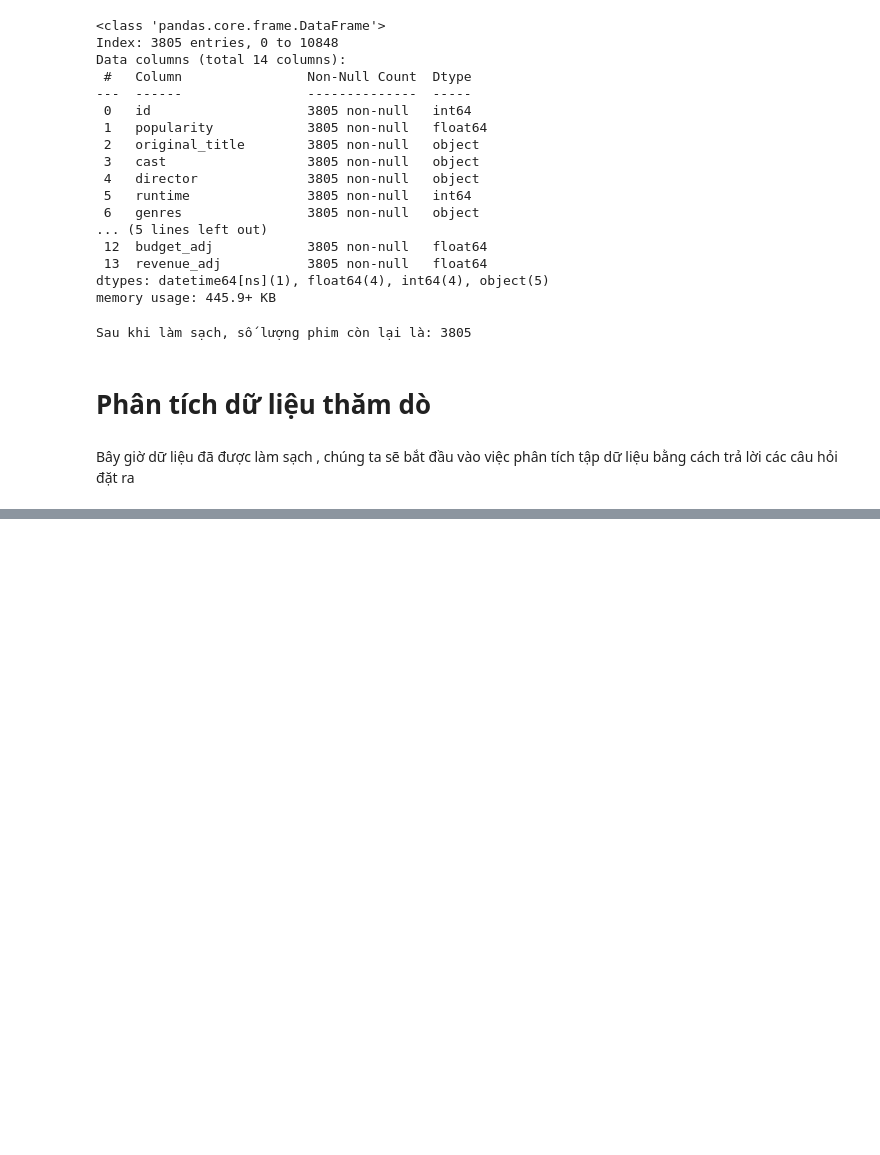
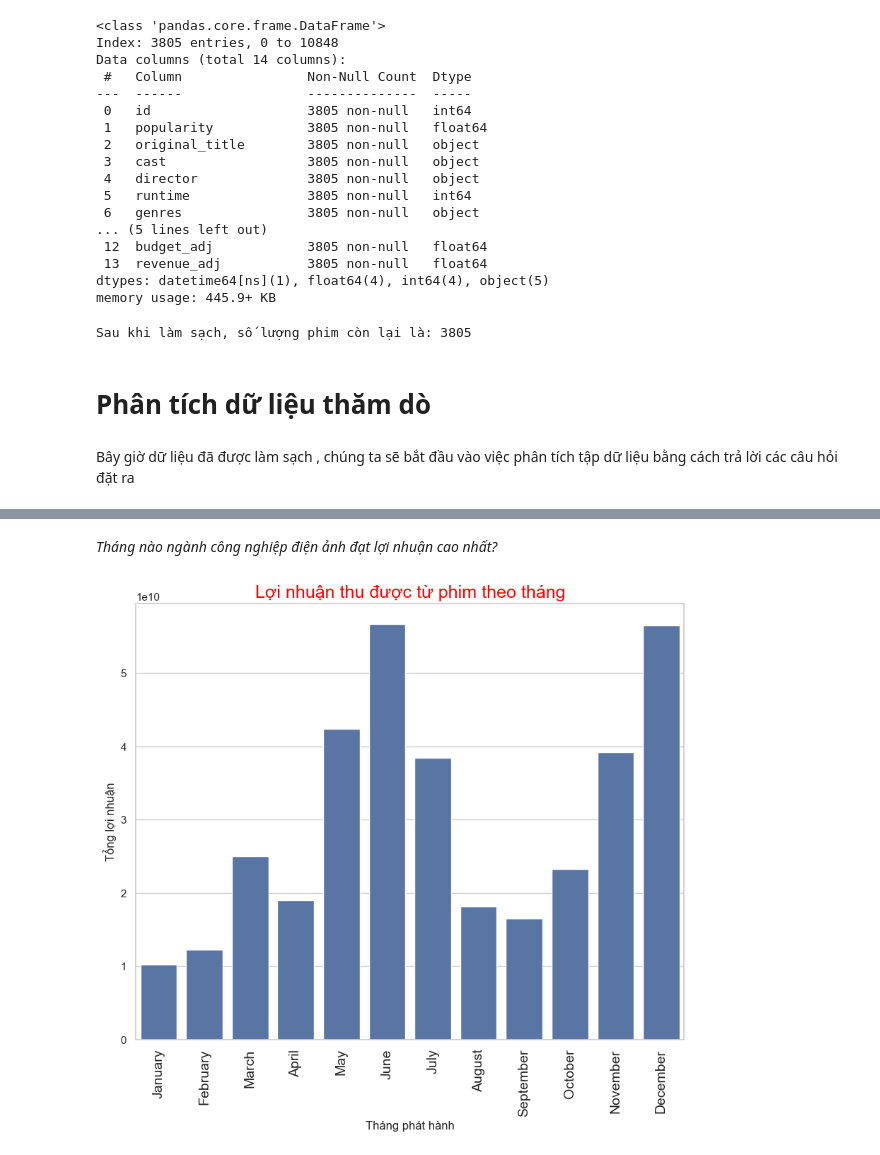
Before and after one commit to Nnguyen-dev2805/PYTHON_FinalProject, a Jupyter notebook: report.ipynb, the cells around one changed output, grey strips where cells are left out. Cells and saved outputs as stored; diff of their text form; code cells hidden in the pictures; blank space fills up the shorter version.

```diff
--- a/report.ipynb
+++ b/report.ipynb
@@ -303,0 +380,28 @@ Bây giờ dữ liệu đã được làm sạch , chúng ta sẽ bắt đầu v
+# %% [markdown]
+*Tháng nào ngành công nghiệp điện ảnh đạt lợi nhuận cao nhất?*
+# %%
+# Thiết lập cột release_date làm chỉ mục cho Data Frame releasedate_index
+releasedate_index=df.set_index('release_date')
+# Nhóm các các bộ phim theo tháng
+groupby_index=releasedate_index.groupby([releasedate_index.index.month])
+# Tính tổng lợi nhuận cho hằng tháng
+profit_permonth=groupby_index['profit'].sum()
+profit_permonth=pd.DataFrame(profit_permonth)
+
+sns.set(style='whitegrid')
+plt.figure(figsize=(10,8))
+
+profit_permonth_bar=sns.barplot(x=profit_permonth.index,y=profit_permonth['profit'],data=profit_permonth)
+profit_permonth_bar.axes.set_title('Lợi nhuận thu được từ phim theo tháng',color='red',fontsize=18)
+
+profit_permonth_bar.set_xlabel('Tháng phát hành')
+profit_permonth_bar.set_ylabel('Tổng lợi nhuận')
+
+month_list = ['January', 'February', 'March', 'April', 'May', 'June', 'July', 'August', 'September', 'October', 'November', 'December']
+
+# Xoay nhãn của trục x
+profit_permonth_bar.set_xticks(range(len(month_list)))
+# ; ngăn không cho không in ra kết quả của câu lệnh
+profit_permonth_bar.set_xticklabels(month_list,rotation=90,size=14);
+# %% [output]
+[figure, added]
```
Also changed, not shown: parts of 14 cells of this notebook.
